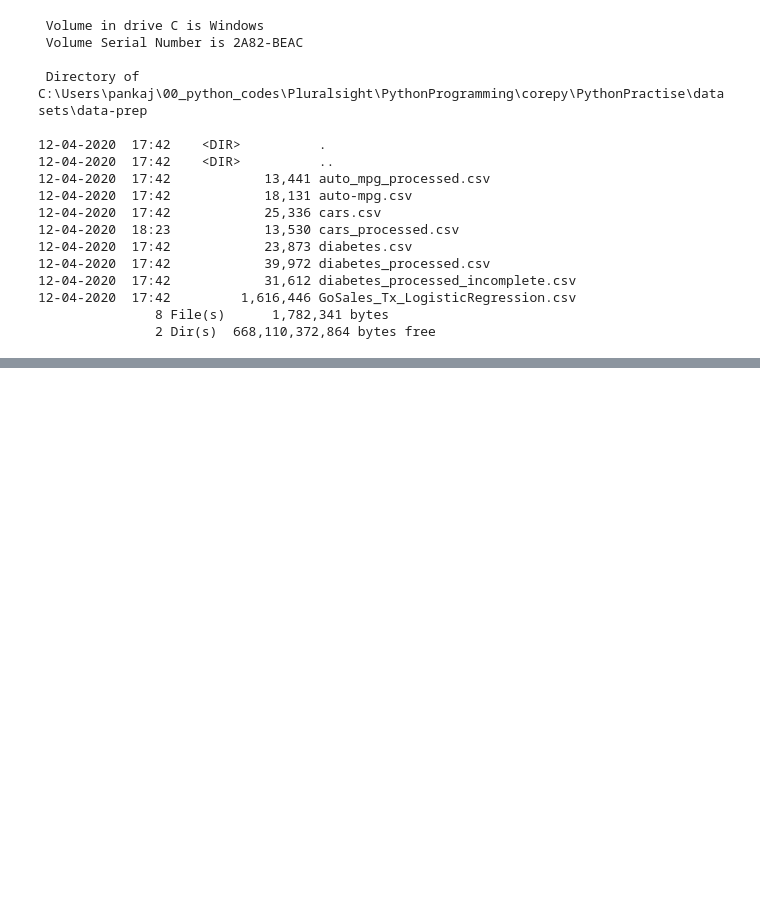
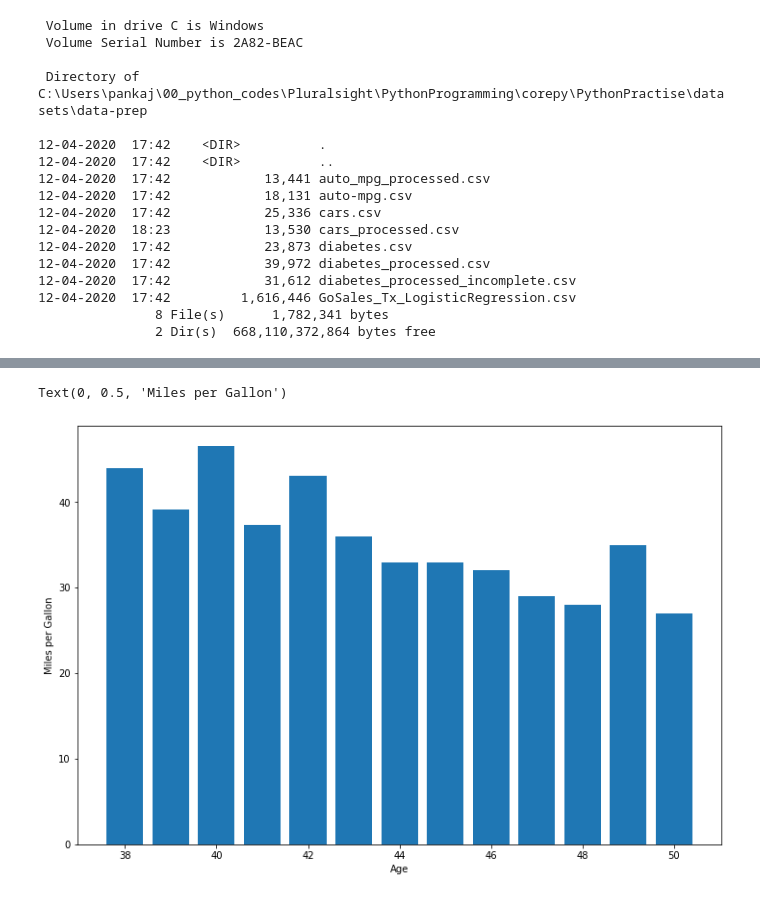
Before and after one commit to arorapankaj/PythonPractise, a Jupyter notebook: ReadCleanExploreDataset.ipynb, the cells around one changed output, grey strips where cells are left out. Saved outputs shown, nothing was run; the diff lists cells and outputs as text; code cells hidden in the pictures; blank space fills up the shorter version.

```diff
--- a/ReadCleanExploreDataset.ipynb
+++ b/ReadCleanExploreDataset.ipynb
@@ -298,0 +315,8 @@ ls "datasets/data-prep"
+# %%
+plt.figure(figsize=(12,8))
+plt.bar(automobile_df['Age'], automobile_df['MPG'])
+plt.xlabel("Age")
+plt.ylabel("Miles per Gallon")
+# %% [output]
+Text(0, 0.5, 'Miles per Gallon')
+[figure, added]
```
Also changed, not shown: parts of 12 cells of this notebook, 2 other files.
